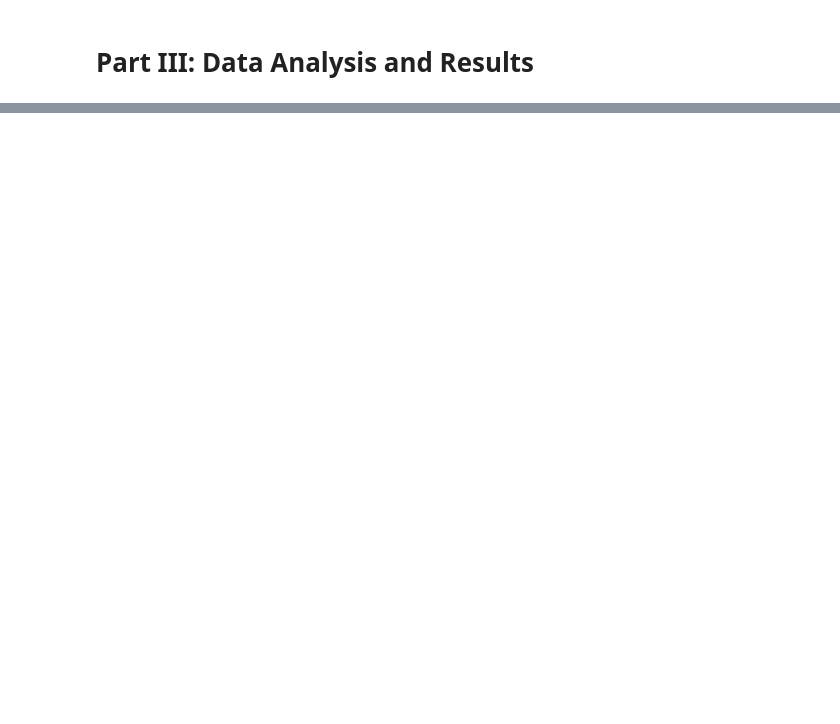
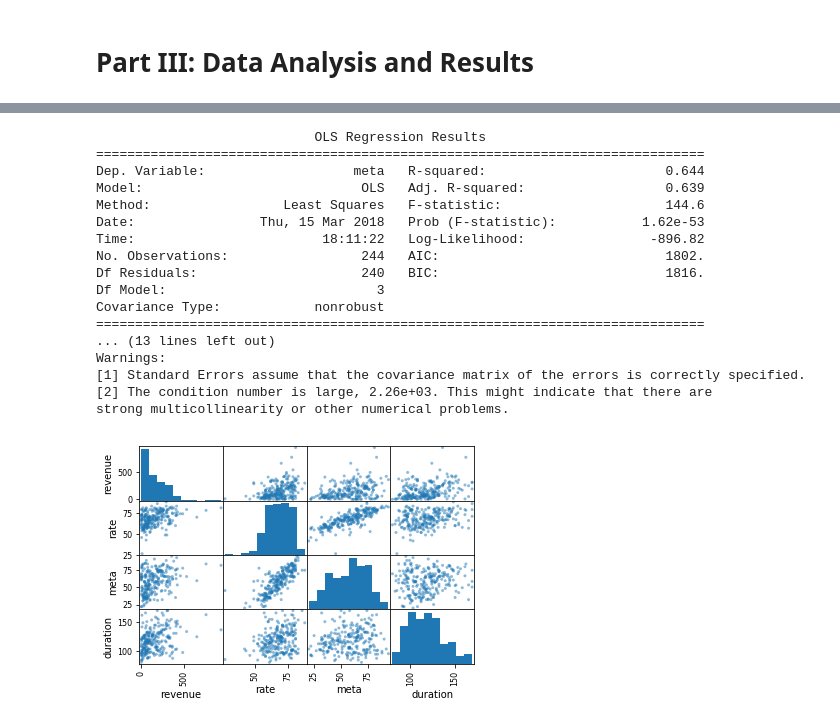
Before and after one commit to DYBCyrus/DataScienceProject, a Jupyter notebook: Pr_88FinalProject.ipynb, the cells around one changed output, grey strips where cells are left out. Cells and saved outputs as stored; diff of their text form; code cells hidden in the pictures; blank space fills up the shorter version.

```diff
--- a/Pr_88FinalProject.ipynb
+++ b/Pr_88FinalProject.ipynb
@@ -529,0 +695,28 @@ print(popular_genre)
+# %%
+# Analyze the correlation of different attribute in the scope of all adventure movies
+Adventure_data = IMDB_dataset[IMDB_dataset["genre"].str.contains('Adventure')]
+fd = pd.plotting.scatter_matrix(Adventure_data[['revenue', 'rate', 'meta', 'duration']])
+
+outcome, predictors = patsy.dmatrices('meta ~ rate + revenue + duration', Adventure_data)
+mod_all = sm.OLS(outcome, predictors)
+res_all = mod_all.fit()
+print(res_all.summary())
+# %% [output]
+                            OLS Regression Results
+==============================================================================
+Dep. Variable:                   meta   R-squared:                       0.644
+Model:                            OLS   Adj. R-squared:                  0.639
+Method:                 Least Squares   F-statistic:                     144.6
+Date:                Thu, 15 Mar 2018   Prob (F-statistic):           1.62e-53
+Time:                        18:11:22   Log-Likelihood:                -896.82
+No. Observations:                 244   AIC:                             1802.
+Df Residuals:                     240   BIC:                             1816.
+Df Model:                           3
+Covariance Type:            nonrobust
+==============================================================================
+... (13 lines left out)
+Warnings:
+[1] Standard Errors assume that the covariance matrix of the errors is correctly specified.
+[2] The condition number is large, 2.26e+03. This might indicate that there are
+strong multicollinearity or other numerical problems.
+[figure, added]
```
Also changed, not shown: parts of 26 cells of this notebook.
